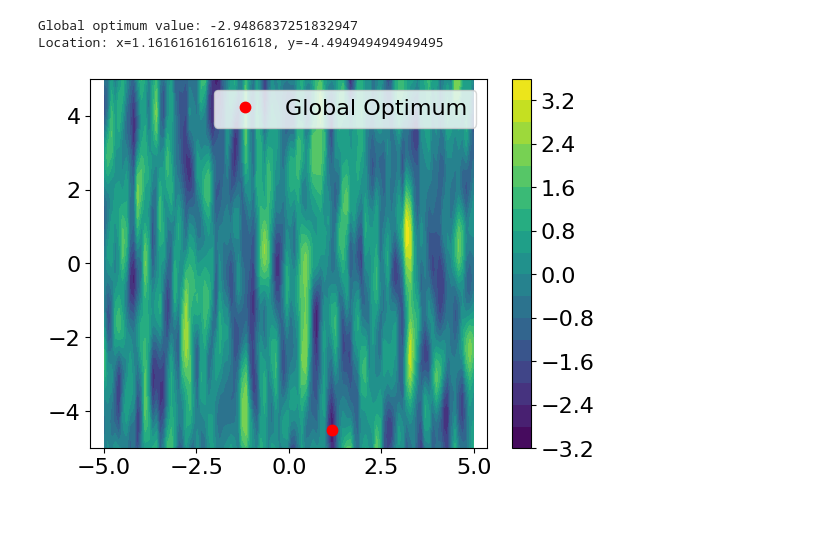
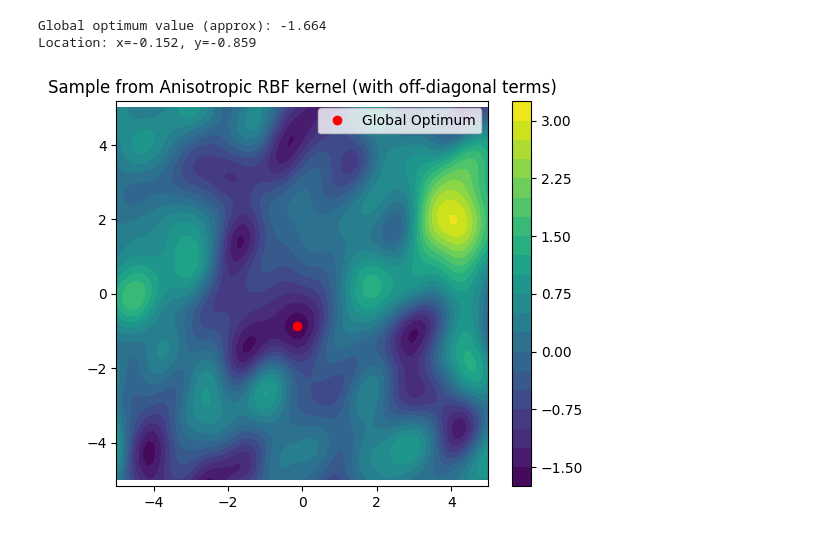
Before and after one commit to nomuyu00/baysian_optimization, a Jupyter notebook: highdim_bo_1dim_ibis.ipynb, the cells around one changed output. Cells and saved outputs as stored; diff of their text form; code cells hidden in the pictures.

```diff
--- a/highdim_bo_1dim_ibis.ipynb
+++ b/highdim_bo_1dim_ibis.ipynb
@@ -27,36 +28,78 @@ import time
 # %%
-# グローバルで関数の形状を決定
+# --- 対称行列を用いた RBF カーネルの自作クラス ---
+class AnisotropicRBF(Kernel):
+    def __init__(self, Sigma):
+        self.Sigma = Sigma
+        self.inv_Sigma = np.linalg.inv(Sigma)
+
+    def __call__(self, X, Y=None, eval_gradient=False):
+        if Y is None:
+            Y = X
+
+        diff = X[:, None, :] - Y[None, :, :]  # (n_X, n_Y, d)
+        dists = np.sum(diff @ self.inv_Sigma * diff, axis=-1)  # (n_X, n_Y)
+        K = np.exp(-0.5 * dists)
+
+        if eval_gradient:
+            return K, np.empty((X.shape[0], X.shape[0], 0))
+        return K
+
+    def diag(self, X):
+        return np.ones(X.shape[0])
+
+    def is_stationary(self):
+        return True
+
+# --- ここからメインコード ---
+
+# 1. 対称正定値行列 Sigma を用意（斜め成分をもつ）
+Sigma = np.array([
+    [0.5, 0.2],
+    [0.2, 1.0]
+])
+kernel = AnisotropicRBF(Sigma=Sigma)
+
+# 2. GPR を作り、そこからサンプルを生成
+gpr = GaussianProcessRegressor(kernel=kernel)
+
+# 今回は 2次元格子（-5~5 の区間）を作る
 N = 100
 grid_points = np.linspace(-5, 5, N)
-kernel = RBF(length_scale=[0.1, 1.0])
-gpr = GaussianProcessRegressor(kernel=kernel)
 X_grid, Y_grid = np.meshgrid(grid_points, grid_points)
-XY = np.array([X_grid.ravel(), Y_grid.ravel()]).T
-y = gpr.sample_y(XY, random_state=42).reshape(X_grid.shape)
+XY = np.column_stack([X_grid.ravel(), Y_grid.ravel()])  # shape (N^2, 2)
 
-global_optimum = y.min()
+# カーネル行列を計算
+K_XX = kernel(XY)  # (N^2, N^2)
 
-# 最小値のインデックスを取得
-min_idx = y.argmin()
-j, i = np.unravel_index(min_idx, y.shape)
+# rng を使って多変量正規分布からサンプリングする
+rng = np.random.default_rng(42)
+y = rng.multivariate_normal(mean=np.zeros(N**2), cov=K_XX)
 
-# 対応する座標を取得
+# 格子状に reshape して可視化
+z = y.reshape(N, N)
+
+# 3. 関数値の最小値やその場所を探す
+global_optimum = z.min()
+min_idx = z.argmin()
+j, i = np.unravel_index(min_idx, z.shape)
 x_opt = grid_points[i]
 y_opt = grid_points[j]
 
-print(f"Global optimum value: {global_optimum}")
-print(f"Location: x={x_opt}, y={y_opt}")
+print(f"Global optimum value (approx): {global_optimum:.3f}")
+print(f"Location: x={x_opt:.3f}, y={y_opt:.3f}")
 
-plt.contourf(X_grid, Y_grid, y, levels=20)
+plt.figure(figsize=(6,5))
+plt.contourf(X_grid, Y_grid, z, levels=20, cmap='viridis')
+plt.plot(x_opt, y_opt, 'r.', markersize=12, label='Global Optimum')
 plt.colorbar()
-plt.plot(x_opt, y_opt, 'r.', markersize=15, label='Global Optimum')  # 赤い点を追加
-plt.legend()  # 凡例を表示
+plt.legend()
+plt.title("Sample from Anisotropic RBF kernel (with off-diagonal terms)")
 plt.axis("equal")
 plt.show()
 # %% [output]
-Global optimum value: -2.9486837251832947
-Location: x=1.1616161616161618, y=-4.494949494949495
+Global optimum value (approx): -1.664
+Location: x=-0.152, y=-0.859
-[figure, old version]
+[figure, new version]
 # %%
 def objective_function(x):
     # グリッド上の最も近い点を見つける
```
Also changed, not shown: parts of 7 cells of this notebook, 9 other files.
